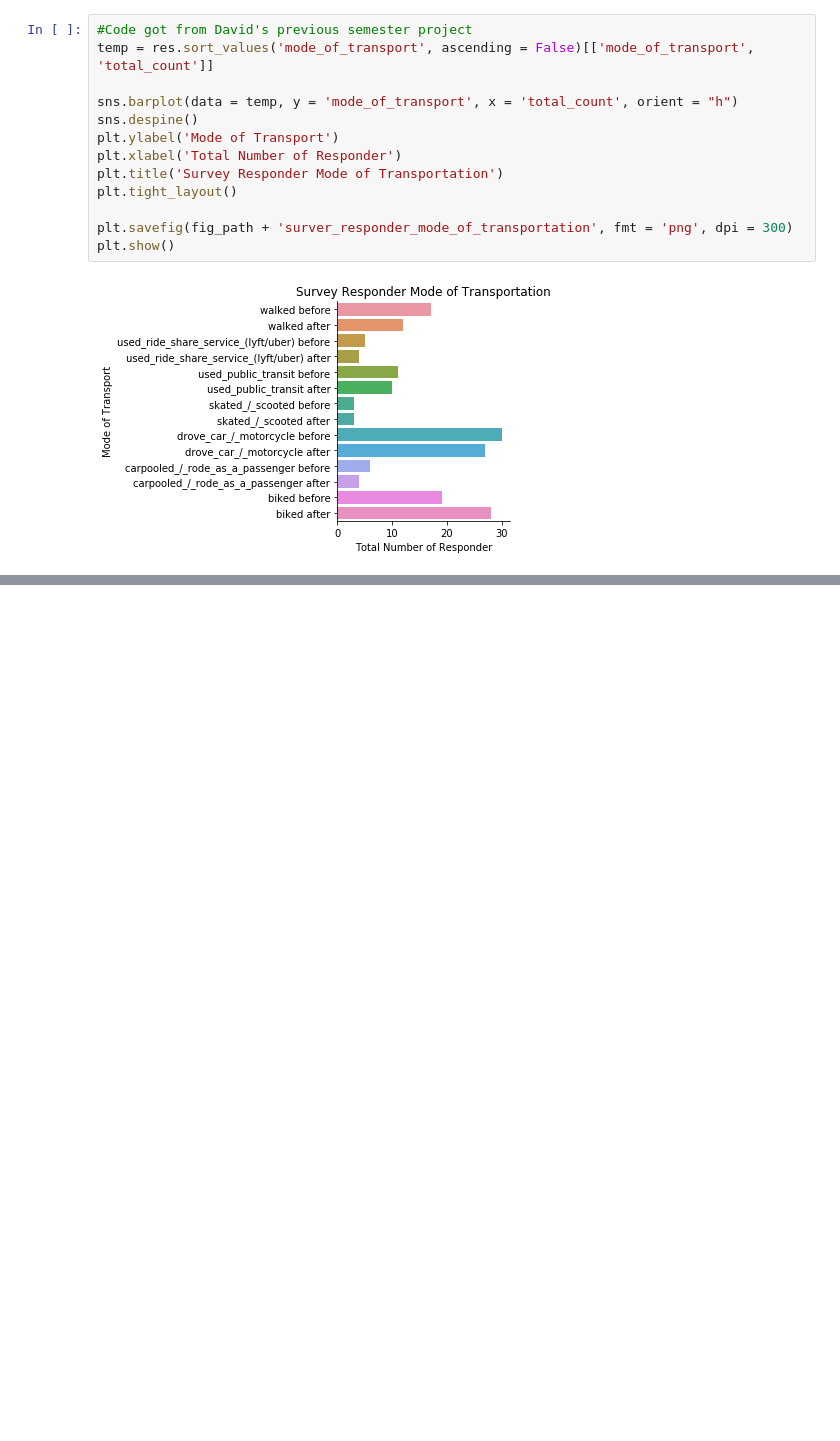
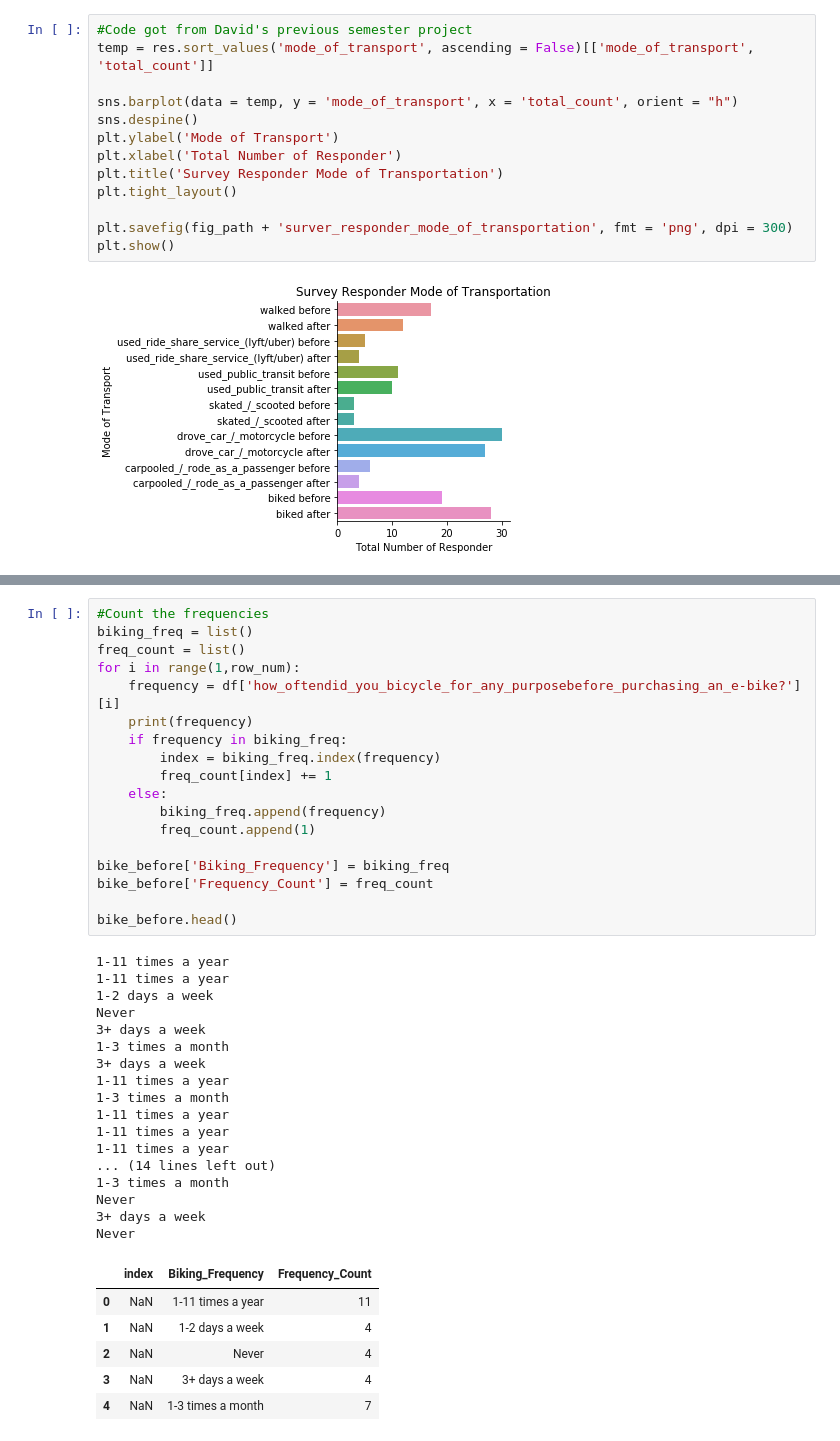
Before and after one commit to lindseytam/EBikeSurvey, a Jupyter notebook: notebook/analysis/01_summary_stats_ebike.ipynb, the cells around one changed output, grey strips where cells are left out. Cells and saved outputs as stored; diff of their text form; blank space fills up the shorter version.

```diff
--- a/notebook/analysis/01_summary_stats_ebike.ipynb
+++ b/notebook/analysis/01_summary_stats_ebike.ipynb
@@ -135,0 +150,42 @@ plt.show()
+# %%
+#Count the frequencies
+biking_freq = list()
+freq_count = list()
+for i in range(1,row_num):
+    frequency = df['how_oftendid_you_bicycle_for_any_purposebefore_purchasing_an_e-bike?'][i]
+    print(frequency)
+    if frequency in biking_freq:
+        index = biking_freq.index(frequency)
+        freq_count[index] += 1
+    else:
+        biking_freq.append(frequency)
+        freq_count.append(1)
+
+bike_before['Biking_Frequency'] = biking_freq
+bike_before['Frequency_Count'] = freq_count
+
+bike_before.head()
+# %% [output]
+1-11 times a year
+1-11 times a year
+1-2 days a week
+Never
+3+ days a week
+1-3 times a month
+3+ days a week
+1-11 times a year
+1-3 times a month
+1-11 times a year
+1-11 times a year
+1-11 times a year
+... (14 lines left out)
+1-3 times a month
+Never
+3+ days a week
+Never
+|  | index | Biking_Frequency | Frequency_Count |
+| 0 | NaN | 1-11 times a year | 11 |
+| 1 | NaN | 1-2 days a week | 4 |
+| 2 | NaN | Never | 4 |
+| 3 | NaN | 3+ days a week | 4 |
+| 4 | NaN | 1-3 times a month | 7 |
```
Also changed, not shown: parts of 7 cells of this notebook, 2 other files.
